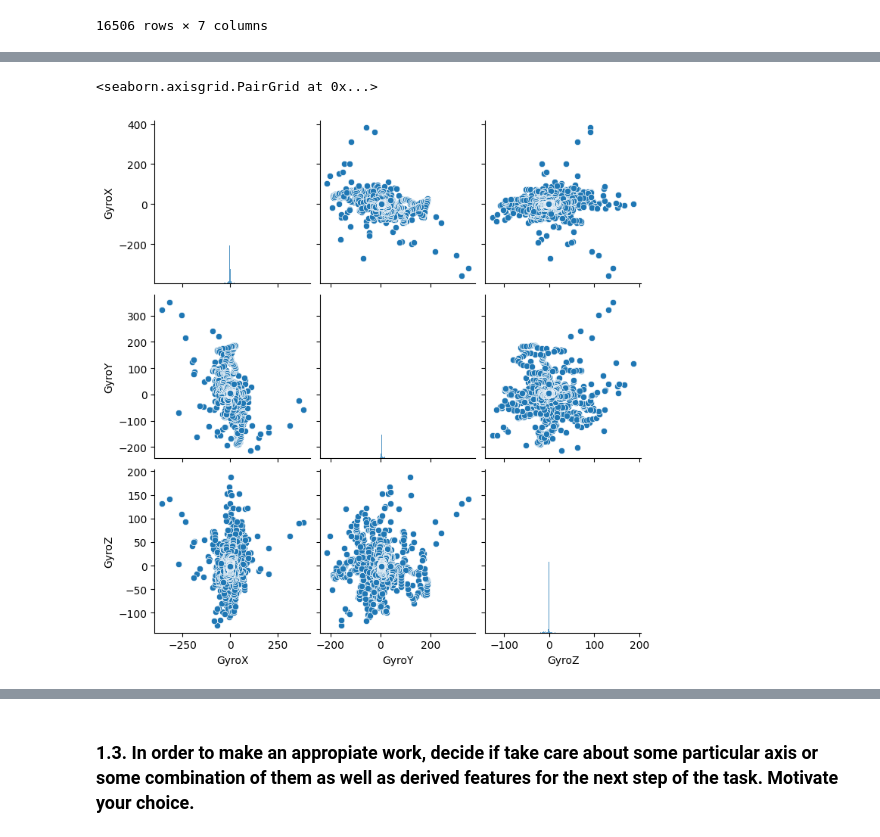
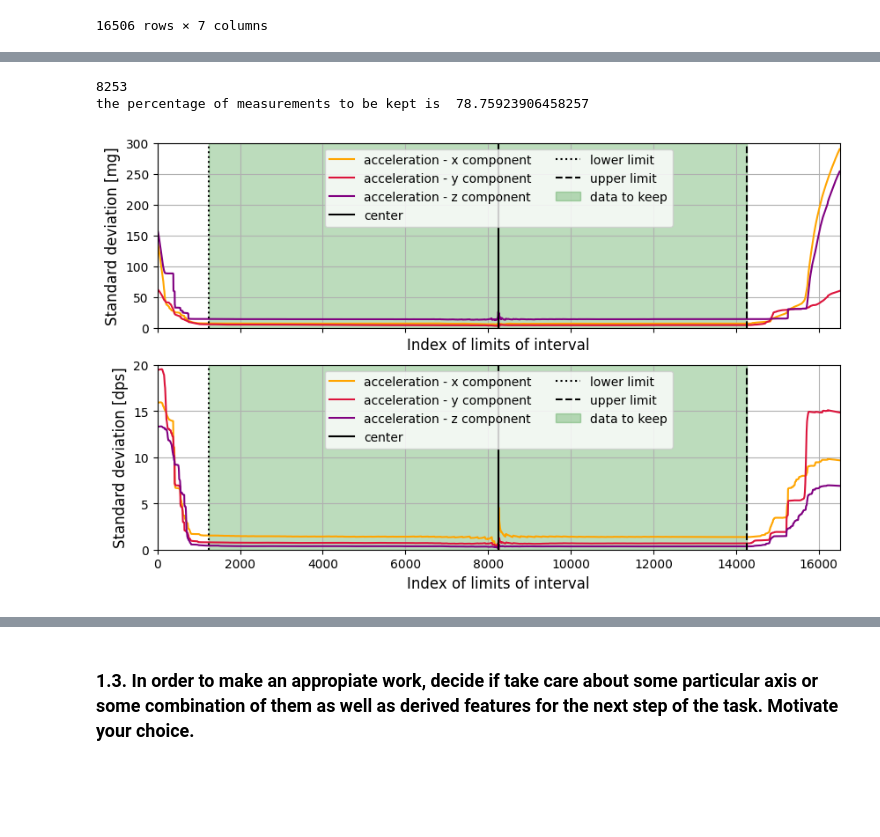
Before and after one commit to ericabrisigotti/heart_rate_estimation_LCP-A, a Jupyter notebook: pretty.ipynb, the cells around one changed output, grey strips where cells are left out. Cells and saved outputs as stored; diff of their text form; code cells hidden in the pictures; blank space fills up the shorter version.

```diff
--- a/pretty.ipynb
+++ b/pretty.ipynb
@@ -157,5 +161,0 @@ sns.pairplot(data,vars=['AccX','AccY','AccZ'])
-# %%
-sns.pairplot(data,vars=['GyroX','GyroY','GyroZ'])
-# %% [output]
-<seaborn.axisgrid.PairGrid at 0x...>
-[figure, removed]
@@ -178,0 +162,50 @@ sns.pairplot(data,vars=['GyroX','GyroY','GyroZ'])
+# %%
+def std_from_center( vect ):
+    vect = np.array( vect )
+    center_idx = int( vect.shape[0]/2 )
+    std_down = [ np.std(vect[ (center_idx-idx):center_idx ] ) for idx in range(1,center_idx,1) ]
+    std_up = [ np.std( vect[ center_idx:(center_idx+idx) ] ) for idx in range(1,center_idx,1) ]
+    return np.concatenate((std_down[::-1],std_up))
+# %%
+fig2,ax2 = plt.subplots( nrows = 2 , ncols = 1 , sharex = True , figsize = (12,8) )
+center_idx = int( data.shape[0]/2 )
+down_cut = 7000
+up_cut = 6000
+print( center_idx )
+print('the percentage of measurements to be kept is ', (down_cut+up_cut)/data.shape[0]*100)
+down_idx = center_idx-down_cut
+up_idx = center_idx+up_cut
+down_limit = ( data['Time'] )[ down_idx ]
+up_limit =( data['Time'] )[ up_idx ]
+
+ax2[0].plot( std_from_center( data['AccX']) , '-' , label = 'acceleration - x component' , color='orange' )
+ax2[0].plot( std_from_center( data['AccY']) , '-' , label = 'acceleration - y component' , color='crimson' )
+ax2[0].plot( std_from_center( data['AccZ']) , '-' , label = 'acceleration - z component' , color='purple' )
+ax2[0].axvline( x = center_idx , linestyle = '-' , color = 'k' , label = 'center' )
+ax2[0].axvline( x = down_idx , linestyle = ':' , color = 'k' , label = 'lower limit' )
+ax2[0].axvline( x = up_idx , linestyle = '--' , color = 'k' , label = 'upper limit' )
+ax2[0].fill_betweenx( y = [0,300] , x1 = down_idx , x2 = up_idx , color='forestgreen' , alpha =0.3 , label = 'data to keep')
+ax2[0].set_xlim( 0 , data.shape[0] )
+ax2[0].set_ylim( 0 , 300 )
+ax2[0].set_xlabel( 'Index of limits of interval' , fontsize = 12 )
+ax2[0].set_ylabel( 'Standard deviation [mg]' , fontsize = 12 )
+ax2[0].legend( loc = 'upper center' , ncol = 2 , fontsize = 10 )
+ax2[0].grid()
+
+ax2[1].plot( std_from_center( data['GyroX']) , '-' , label = 'acceleration - x component' , color='orange' )
+ax2[1].plot( std_from_center( data['GyroY']) , '-' , label = 'acceleration - y component' , color='crimson' )
+ax2[1].plot( std_from_center( data['GyroZ']) , '-' , label = 'acceleration - z component' , color='purple' )
+ax2[1].axvline( x = center_idx , linestyle = '-' , color = 'k' , label = 'center' )
+ax2[1].axvline( x = down_idx , linestyle = ':' , color = 'k' , label = 'lower limit' )
+ax2[1].axvline( x = up_idx , linestyle = '--' , color = 'k' , label = 'upper limit' )
+ax2[1].fill_betweenx( y = [0,20] , x1 = down_idx, x2 = up_idx , color='forestgreen' , alpha = 0.3 , label='data to keep' )
+ax2[1].set_xlim( 0 , data.shape[0] )
+ax2[1].set_ylim( 0 , 20 )
+ax2[1].set_xlabel( 'Index of limits of interval' , fontsize = 12 )
+ax2[1].set_ylabel( 'Standard deviation [dps]' , fontsize = 12 )
+ax2[1].legend( loc = 'upper center' , ncol = 2 , fontsize = 10 )
+ax2[1].grid()
+# %% [output]
+8253
+the percentage of measurements to be kept is  78.75923906458257
+[figure, added]
```
Also changed, not shown: parts of 61 cells of this notebook.
